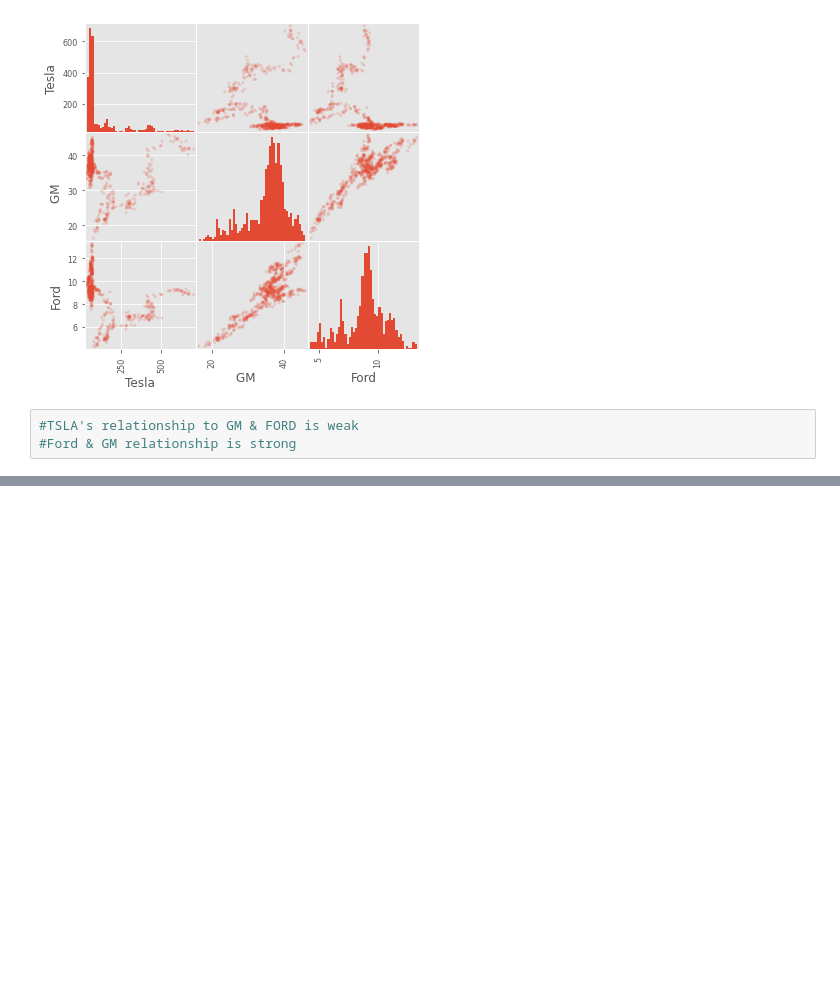
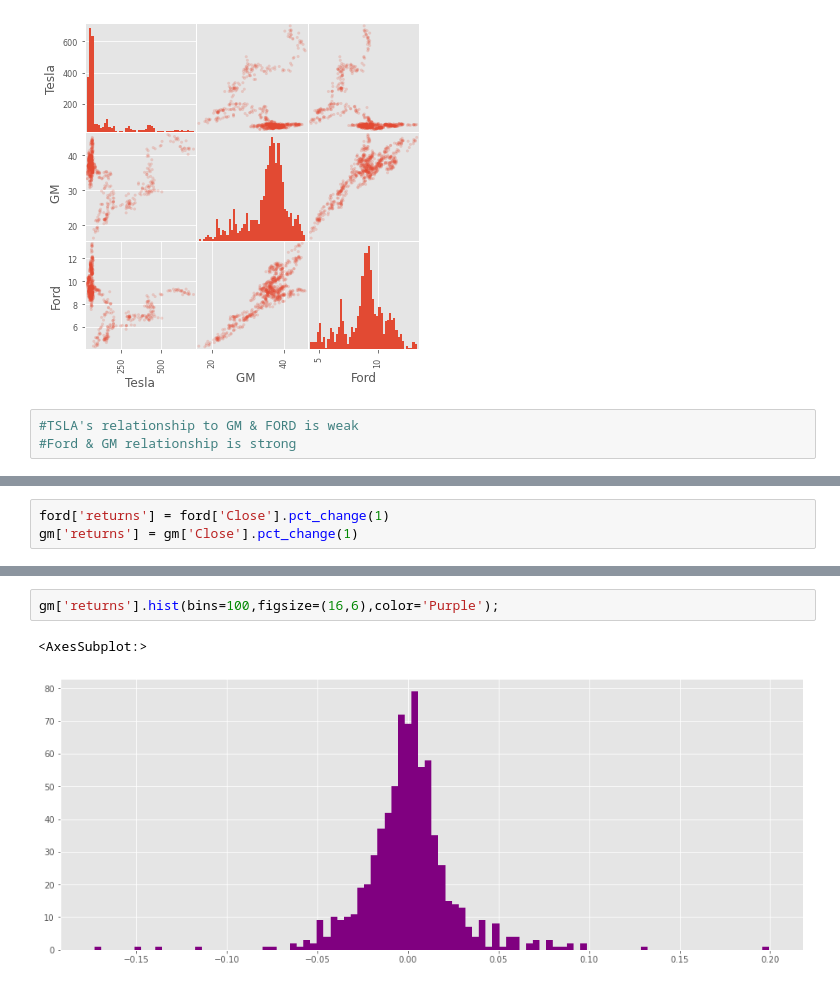
Before and after one commit to GitMishka/misc1, a Jupyter notebook: 2018-2021_TSLA_F_GM_stock_analysis.ipynb, the cells around one changed output, grey strips where cells are left out. Drawn from its saved outputs; the diff is of its cells as text; blank space fills up the shorter version.

```diff
--- a/2018-2021_TSLA_F_GM_stock_analysis.ipynb
+++ b/2018-2021_TSLA_F_GM_stock_analysis.ipynb
@@ -183,0 +224,3 @@ NameError: name 'tlsa_reset' is not defined
+# %%
+ford['returns'] = ford['Close'].pct_change(1)
+gm['returns'] = gm['Close'].pct_change(1)
@@ -183,0 +242,5 @@ NameError: name 'tlsa_reset' is not defined
+# %%
+gm['returns'].hist(bins=100,figsize=(16,6),color='Purple');
+# %% [output]
+<AxesSubplot:>
+[figure, added]
```
Also changed, not shown: parts of 23 cells of this notebook.
